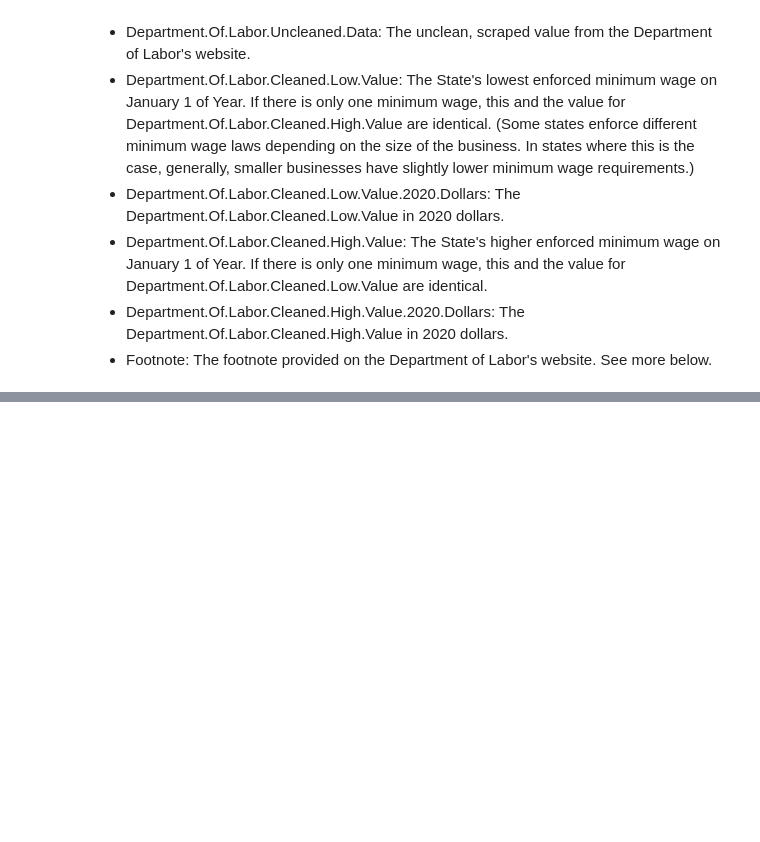
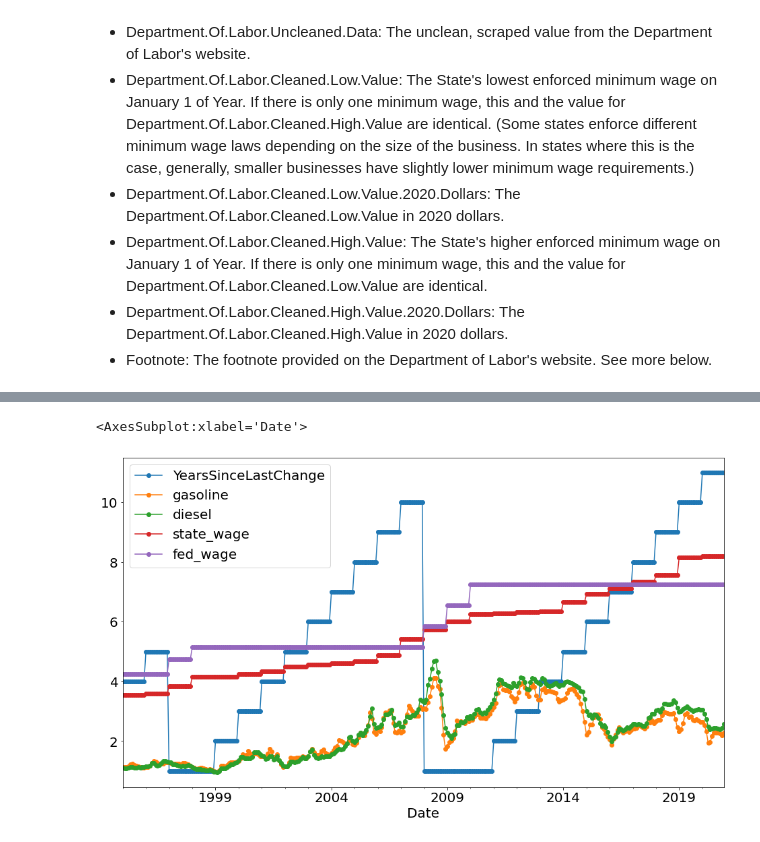
Before and after one commit to EribertoContreras/gas_prices_project, a Jupyter notebook: gas_prices_project.ipynb, the cells around one changed output, grey strips where cells are left out. Cells and saved outputs as stored; diff of their text form; code cells hidden in the pictures; blank space fills up the shorter version.

```diff
--- a/gas_prices_project.ipynb
+++ b/gas_prices_project.ipynb
@@ -328,0 +456,6 @@ for col in df.columns:
+# %%
+df.resample('M').sum()
+df.resample('M').mean().plot(marker='o')
+# %% [output]
+<AxesSubplot:xlabel='Date'>
+[figure, added]
```
Also changed, not shown: parts of 78 cells of this notebook, 3 other files.
